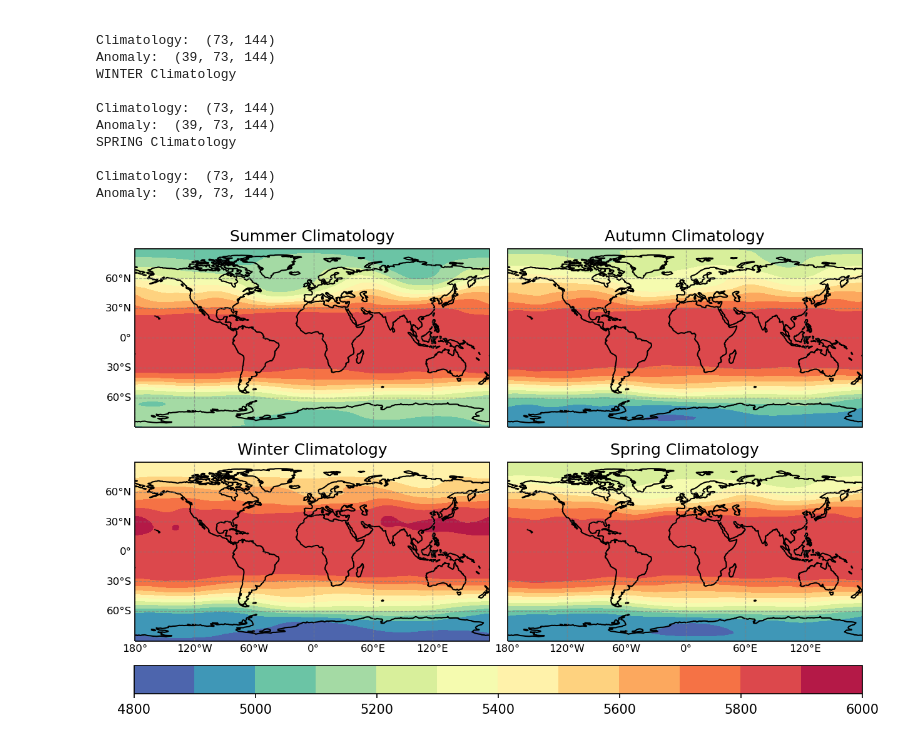
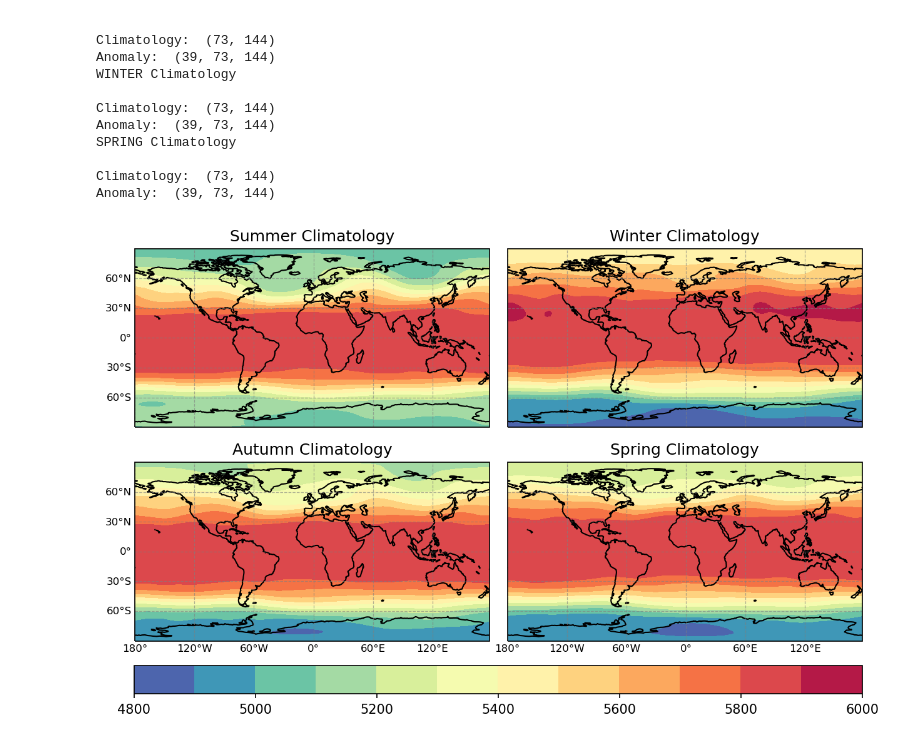
Before and after one commit to mhacarthur/clima-anom, a Jupyter notebook: examples/Hgt500_Monthly_Seasonal.ipynb, the cells around one changed output. Saved outputs shown, nothing was run; the diff lists cells and outputs as text; code cells hidden in the pictures.

```diff
--- a/examples/Hgt500_Monthly_Seasonal.ipynb
+++ b/examples/Hgt500_Monthly_Seasonal.ipynb
@@ -61,11 +62,9 @@ cmap = plt.cm.Spectral_r
 proj = ccrs.PlateCarree()
 
 fig = plt.figure(figsize=(10,6),dpi=150)
-ax1 = plt.subplot(2,2,1, projection = proj)
-ax2 = plt.subplot(2,2,2, projection = proj, sharex=ax1, sharey=ax1)
-ax3 = plt.subplot(2,2,3, projection = proj, sharex=ax1, sharey=ax1)
-ax4 = plt.subplot(2,2,4, projection = proj, sharex=ax1, sharey=ax1)
+gs = gridspec.GridSpec(2,2)
 
+ax1 = plt.subplot(gs[0, 0], projection = proj)
 ax1.coastlines()
 a1 = ax1.contourf(lon2d, lat2d, hgt_summer[0],levels=levels,cmap=cmap)
 ax1.title.set_text('Summer Climatology')
@@ -73,42 +72,51 @@ gl = ax1.gridlines(crs = proj,draw_labels=True,linewidth=0.6,color='gray',alpha=
 gl.top_labels = False
 gl.bottom_labels = False
 gl.right_labels = False
+gl.left_labels = True
 gl.xlabel_style = {'size': 8, 'color': 'black'}
 gl.ylabel_style = {'size': 8, 'color': 'black'}
 
+ax2 = plt.subplot(gs[1, 0], projection = proj)
 ax2.coastlines()
 ax2.contourf(lon2d, lat2d, hgt_autumn[0],levels=levels,cmap=cmap)
 ax2.title.set_text('Autumn Climatology')
 gl = ax2.gridlines(crs = proj,draw_labels=False,linewidth=0.6,color='gray',alpha=0.6,linestyle='--')
 gl.top_labels = False
+gl.bottom_labels = True
 gl.right_labels = False
+gl.left_labels = True
 gl.xlabel_style = {'size': 8, 'color': 'black'}
 gl.ylabel_style = {'size': 8, 'color': 'black'}
 
+ax3 = plt.subplot(gs[0, 1], projection = proj)
 ax3.coastlines()
 ax3.contourf(lon2d, lat2d, hgt_winter[0],levels=levels,cmap=cmap)
 ax3.title.set_text('Winter Climatology')
 gl = ax3.gridlines(crs = proj,draw_labels=True,linewidth=0.6,color='gray',alpha=0.6,linestyle='--')
 gl.top_labels = False
+gl.bottom_labels = False
 gl.right_labels = False
+gl.left_labels = False
 gl.xlabel_style = {'size': 8, 'color': 'black'}
 gl.ylabel_style = {'size': 8, 'color': 'black'}
 
+ax4 = plt.subplot(gs[1, 1], projection = proj)
 ax4.coastlines()
 ax4.contourf(lon2d, lat2d, hgt_spring[0],levels=levels,cmap=cmap)
 ax4.title.set_text('Spring Climatology')
 gl = ax4.gridlines(crs = proj,draw_labels=True,linewidth=0.6,color='gray',alpha=0.6,linestyle='--')
 gl.top_labels = False
+gl.bottom_labels = True
 gl.right_labels = False
 gl.left_labels = False
 gl.xlabel_style = {'size': 8, 'color': 'black'}
 gl.ylabel_style = {'size': 8, 'color': 'black'}
 
 plt.subplots_adjust(left=None, bottom=None, right=None, top=None, hspace=0.01, wspace=0.05)
 
 cbaxes = fig.add_axes([0.124, 0.06, 0.776, 0.05])
 fig.colorbar(a1, cax = cbaxes,orientation="horizontal")
 
 plt.savefig('../fig/Monthly_Seasonal.png',transparent = False,bbox_inches ='tight',pad_inches = 0.1)
 # %% [output]
-[figure, old version]
+[figure, new version]
```
Also changed, not shown: parts of 1 cell of this notebook, 5 other files.
